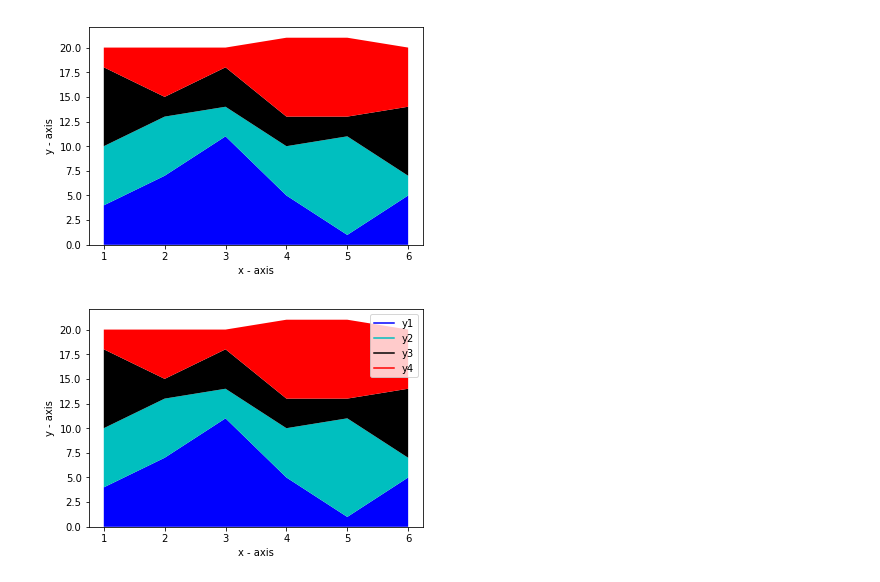
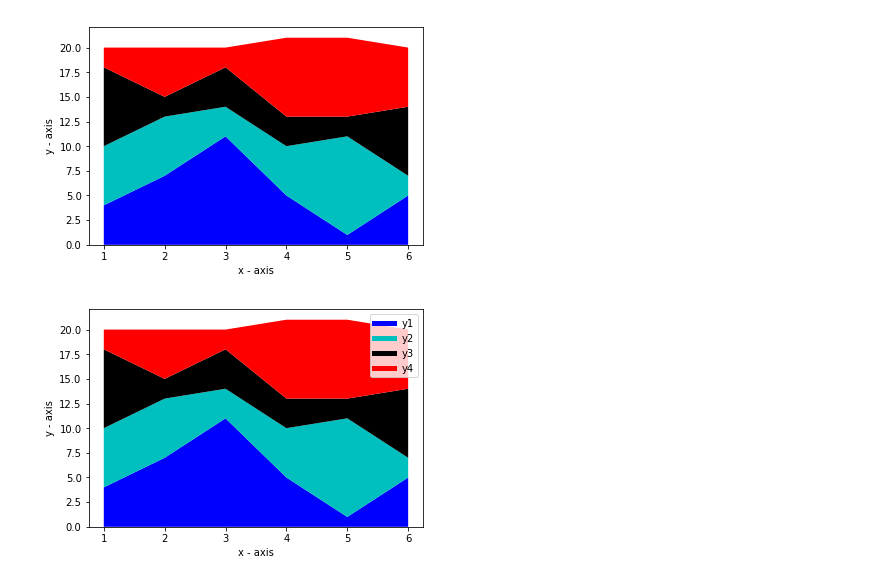
Before and after one commit to surya1singh/matplotlib_examples, a Jupyter notebook: basic.ipynb, the cells around one changed output. Saved outputs shown, nothing was run; the diff lists cells and outputs as text; code cells hidden in the pictures.

```diff
--- a/basic.ipynb
+++ b/basic.ipynb
@@ -115,12 +115,12 @@ plt.show()
 # %%
 plt.plot([],[],label='y1', color='b', linewidth = 5)
 plt.plot([],[],label='y2', color='c', linewidth = 5)
 plt.plot([],[],label='y3', color='k', linewidth = 5)
-plt.plot([],[],label='y4', color='r')
+plt.plot([],[],label='y4', color='r', linewidth = 5)
 plt.legend()
 plt.stackplot(x,y1,y2,y3,y4,colors = ['b','c','k','r'])
 plt.xlabel('x - axis')
 plt.ylabel('y - axis')
 plt.show()
 # %% [output]
-[figure, old version]
+[figure, new version]
```
Also changed, not shown: parts of 3 cells of this notebook.
